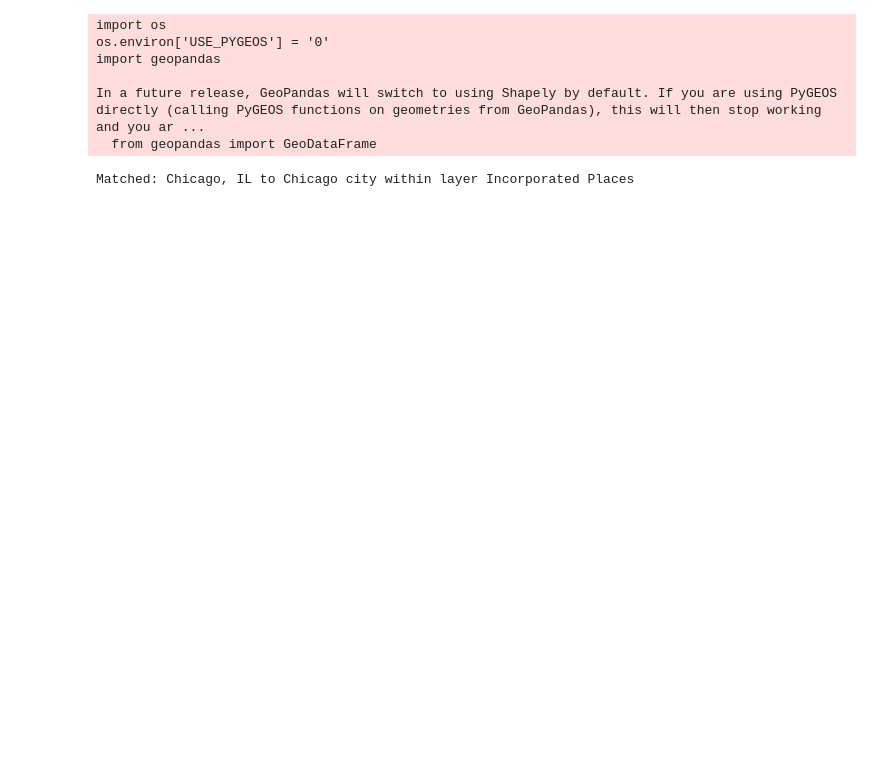
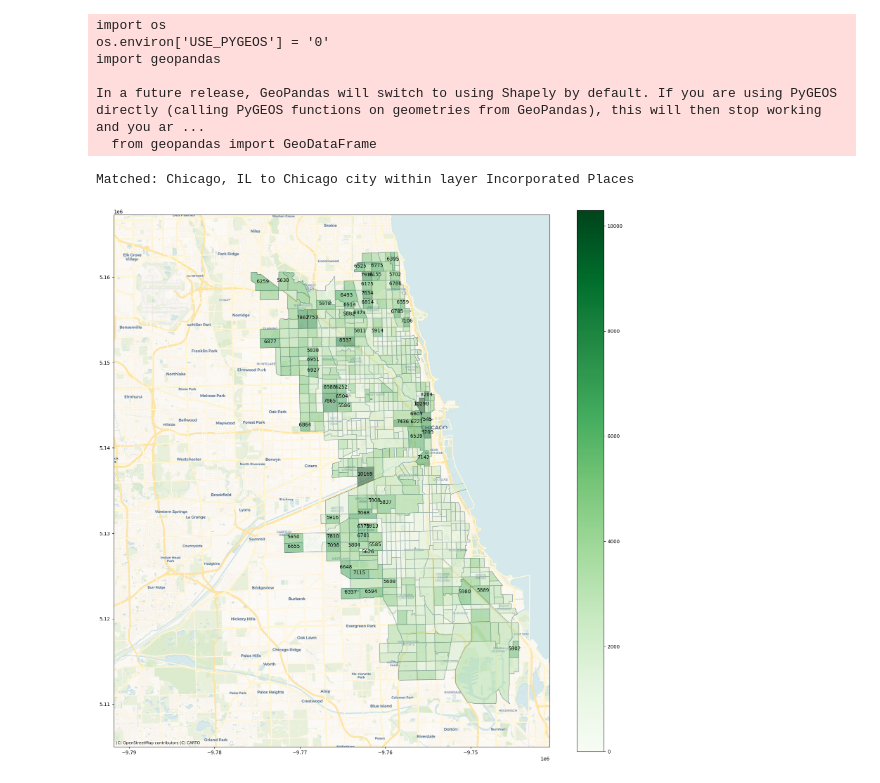
Before and after one commit to KathrynPanger/censusViz, a Jupyter notebook: populationMap.ipynb, the cells around one changed output. Cells and saved outputs as stored; diff of their text form; code cells hidden in the pictures; blank space fills up the shorter version.

Commit message:
population map added

```diff
--- a/populationMap.ipynb
+++ b/populationMap.ipynb
@@ -20,12 +20,22 @@ chicago, chicago_bounds = acs.from_place('Chicago, IL', variables=variables, lev
 chicago_basemap, chicago_extent = cx.bounds2img(*chicago.total_bounds, zoom=11, source=cx.providers.CartoDB.Positron)
 # %% [output]
 Matched: Chicago, IL to Chicago city within layer Incorporated Places
+# %%
+chicago['population'] = chicago.eval('B01003_001E').astype(int)
+#create a variable for coordinate points to add labels
+chicago['coords'] = chicago['geometry'].apply(lambda x: x.representative_point().coords[:][0])
+# create a variable for populations over some quantile
+quantile = chicago["population"].quantile(q = 0.9)
+chicago['pop_if_over_quantile'] = chicago["population"].apply(lambda x: x if x>quantile else " ")
 # %%
 f, ax = plt.subplots(1,1,figsize=(20,20))
 chicago.plot(edgecolor='slategrey', color='none', ax=ax)
 chicago_bounds.plot(edgecolor='cornsilk', color='none', ax=ax, linewidth=2)
 ax.set_facecolor('k')
-chicago['population'] = chicago.eval('B01003_001E')
-chicago.plot('population', cmap='plasma', ax = ax, alpha=0.3, legend = True, cax = None, color = None)
+# chicago.apply(lambda x: ax.annotate(text=x['population'], xy=x.geometry.centroid.coords[0], ha='center'), axis=1);
+chicago.plot('population', cmap='Greens', ax = ax, alpha=0.5, legend = True, cax = None, color = None) #add population
+chicago.apply(lambda x: ax.annotate(text=x['pop_if_over_quantile'], xy=x.geometry.centroid.coords[0], ha='center'), axis=1);#add population annotation if over quantile
 #cx.add_basemap(ax, crs=chicago.crs.to_string(), source=cx.providers.OpenStreetMap.HOT, zoom=12, alpha = 0.5)
 cx.add_basemap(ax, crs=chicago.crs.to_string(), source=cx.providers.CartoDB.Voyager, zoom=12, alpha = 1)
+# %% [output]
+[figure, added]
```
Also changed, not shown: parts of 3 cells of this notebook.
